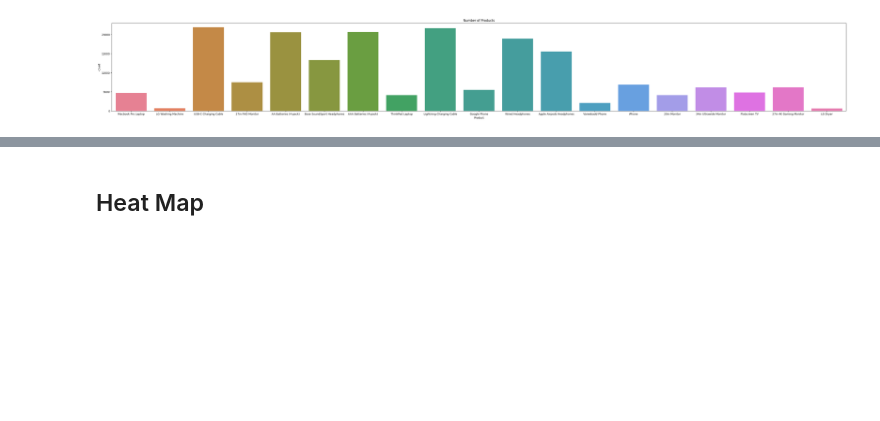
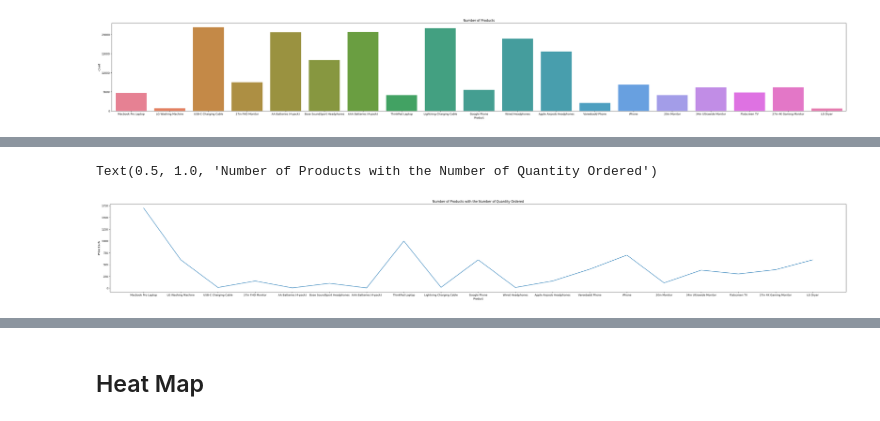
Before and after one commit to Kyl67899/Meriskill_Data_Analysis_intern, a Jupyter notebook: Sales/sales.ipynb, the cells around one changed output, grey strips where cells are left out. Drawn from its saved outputs; the diff is of its cells as text; code cells hidden in the pictures; blank space fills up the shorter version.

```diff
--- a/Sales/sales.ipynb
+++ b/Sales/sales.ipynb
@@ -223,0 +303,8 @@ Text(0.5, 1.0, 'Number of Products')
+# %%
+# Number of Products with the Number of Quantity Ordered
+plt.figure(figsize=(50, 6))
+sns.lineplot(data=dataset, x="Product", y="Price Each")
+plt.title("Number of Products with the Number of Quantity Ordered")
+# %% [output]
+Text(0.5, 1.0, 'Number of Products with the Number of Quantity Ordered')
+[figure, added]
```
Also changed, not shown: parts of 29 cells of this notebook.
